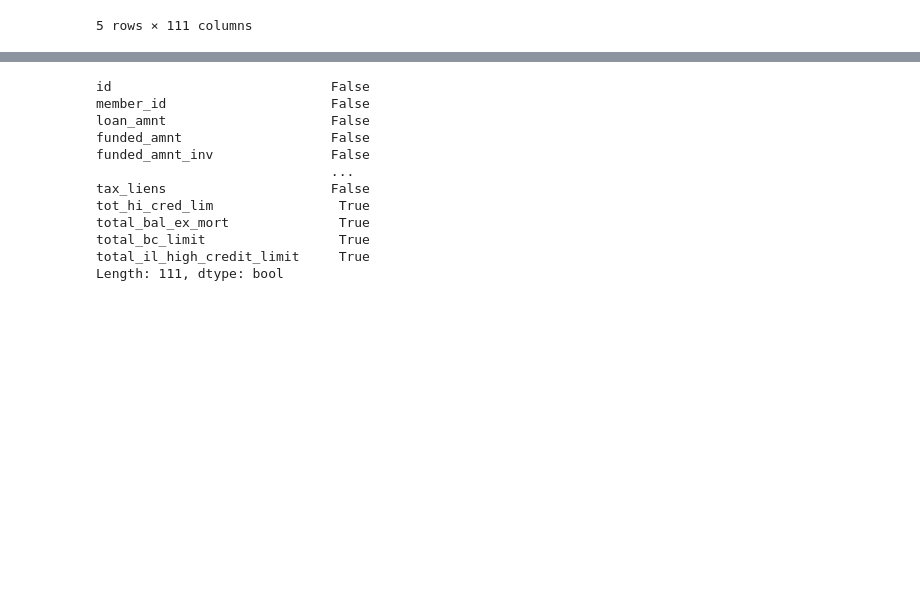
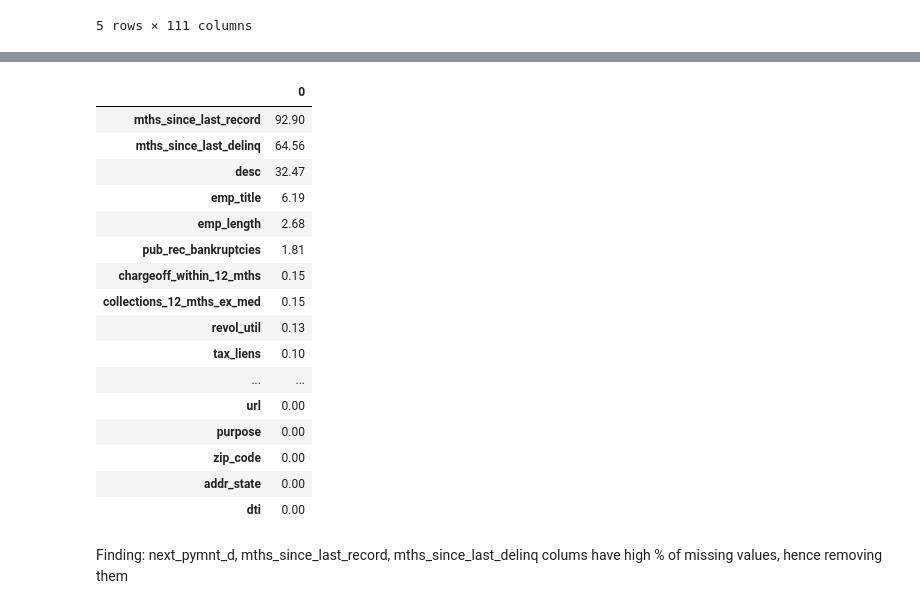
Before and after one commit to udaykadavi/LendingClubCaseStudy, a Jupyter notebook: EDA_UA.ipynb, the cells around one changed output, grey strips where cells are left out. Saved outputs shown, nothing was run; the diff lists cells and outputs as text; code cells hidden in the pictures; blank space fills up the shorter version.

```diff
--- a/EDA_UA.ipynb
+++ b/EDA_UA.ipynb
@@ -37,0 +41,9 @@ loan_df.head()
+# %%
+#Remove data not in scope of our analysis
+post_loan_data_points = ['total_pymnt','total_pymnt_inv','total_rec_prncp','total_rec_int'
+                         ,'total_rec_late_fee','pymnt_plan','out_prncp','out_prncp_inv'
+                        ,'last_pymnt_d','last_pymnt_amnt']
+
+loan_df.drop(labels = post_loan_data_points, axis =1, inplace = True)
+
+loan_df.shape # check shape to know how many rows and columns have been loaded into the dataframe
@@ -37,0 +60,3 @@ loan_df.head()
+# %%
+loan_df = loan_df[loan_df.loan_status !='Current']
+loan_df.loan_status.value_counts()
@@ -64,0 +96,9 @@ memory usage: 33.6+ MB
+# %%
+#Removing columns with 0 non null values
+loan_df.dropna(axis = 1, how = 'all',inplace = True)
+
+#Removing rows with 0 non null values
+loan_df.dropna(axis = 0, how = 'all',inplace = True)
+
+#Checking after removing
+loan_df.info(verbose = True, show_counts = True)
@@ -65,16 +123,23 @@ memory usage: 33.6+ MB
 # %%
-# % of non-null values
-loan_df.count()/loan_df.shape[0] == 0
+# % of missing values values
+pd.DataFrame(loan_df.isna().mean().round(4)*100).sort_values(by=0, ascending = False)
 # %% [output]
-id                            False
-member_id                     False
-loan_amnt                     False
-funded_amnt                   False
-funded_amnt_inv               False
-                              ...
-tax_liens                     False
-tot_hi_cred_lim                True
-total_bal_ex_mort              True
-total_bc_limit                 True
-total_il_high_credit_limit     True
-Length: 111, dtype: bool
+|  | 0 |
+| mths_since_last_record | 92.90 |
+| mths_since_last_delinq | 64.56 |
+| desc | 32.47 |
+| emp_title | 6.19 |
+| emp_length | 2.68 |
+| pub_rec_bankruptcies | 1.81 |
+| chargeoff_within_12_mths | 0.15 |
+| collections_12_mths_ex_med | 0.15 |
+| revol_util | 0.13 |
+| tax_liens | 0.10 |
+| ... | ... |
+| url | 0.00 |
+| purpose | 0.00 |
+| zip_code | 0.00 |
+| addr_state | 0.00 |
+| dti | 0.00 |
+# %% [markdown]
+Finding: next_pymnt_d, mths_since_last_record, mths_since_last_delinq colums have high % of missing values, hence removing them
```
Also changed, not shown: parts of 30 cells of this notebook.
